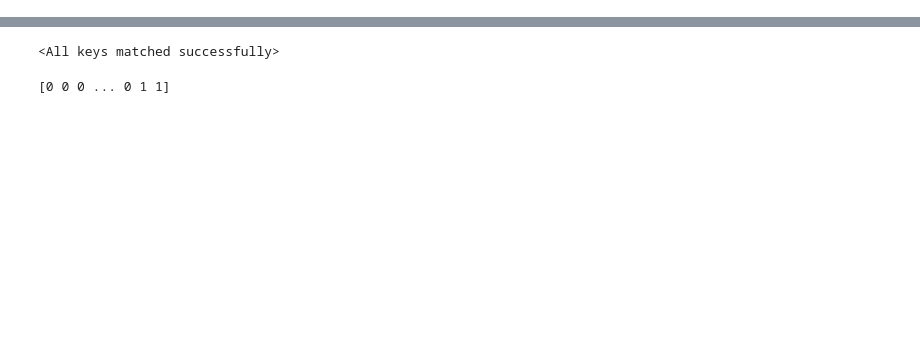
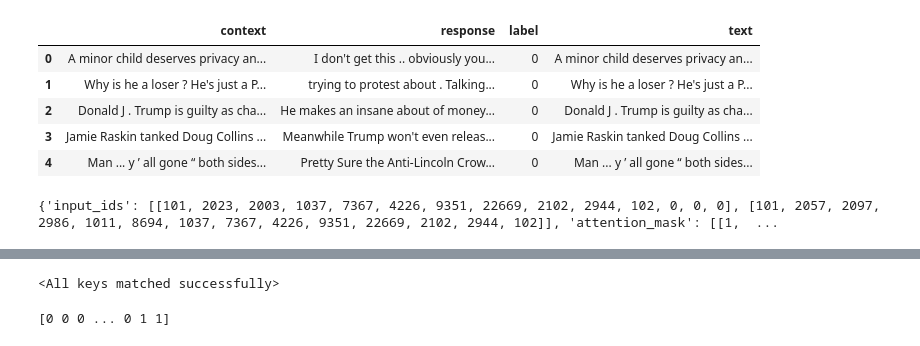
Before and after one commit to bzhao10/CourseProject, a Jupyter notebook: Code/Course_project_410_squeezebert.ipynb, the cells around one changed output, grey strips where cells are left out. Saved outputs shown, nothing was run; the diff lists cells and outputs as text; code cells hidden in the pictures; blank space fills up the shorter version.

```diff
--- a/Code/Course_project_410_squeezebert.ipynb
+++ b/Code/Course_project_410_squeezebert.ipynb
@@ -418,0 +199,8 @@ Validation Loss: 0.556
+# %%
+####    CONVERT TEST DATA INTO PANDAS DATAFRAMES FOR EASY MANIPULATION  ####
+
+td = pd.read_csv("testdata.csv")
+td['text'] = td['response']+td['context']
+
+df = pd.read_csv("twitter.csv")
+df.head()
@@ -418,0 +236,15 @@ Validation Loss: 0.556
+# %%
+#Below you can modify how the data is ingested by the model
+# You can choose:
+#   context-only      response-only     context+response
+# We default to context+response as it had the best results in our experience
+
+df['text'] = df['context']+df['response']
+df.head()
+# %% [output]
+|  | context | response | label | text |
+| 0 | A minor child deserves privacy an... | I don't get this .. obviously you... | 0 | A minor child deserves privacy an... |
+| 1 | Why is he a loser ? He's just a P... | trying to protest about . Talking... | 0 | Why is he a loser ? He's just a P... |
+| 2 | Donald J . Trump is guilty as cha... | He makes an insane about of money... | 0 | Donald J . Trump is guilty as cha... |
+| 3 | Jamie Raskin tanked Doug Collins ... | Meanwhile Trump won't even releas... | 0 | Jamie Raskin tanked Doug Collins ... |
+| 4 | Man ... y ’ all gone “ both sides... | Pretty Sure the Anti-Lincoln Crow... | 0 | Man ... y ’ all gone “ both sides... |
@@ -418,0 +277,5 @@ Validation Loss: 0.556
+# %%
+# show encoding
+print(sent_id)
+# %% [output]
+{'input_ids': [[101, 2023, 2003, 1037, 7367, 4226, 9351, 22669, 2102, 2944, 102, 0, 0, 0], [101, 2057, 2097, 2986, 1011, 8694, 1037, 7367, 4226, 9351, 22669, 2102, 2944, 102]], 'attention_mask': [[1,  ...
```
Also changed, not shown: parts of 52 cells of this notebook.
